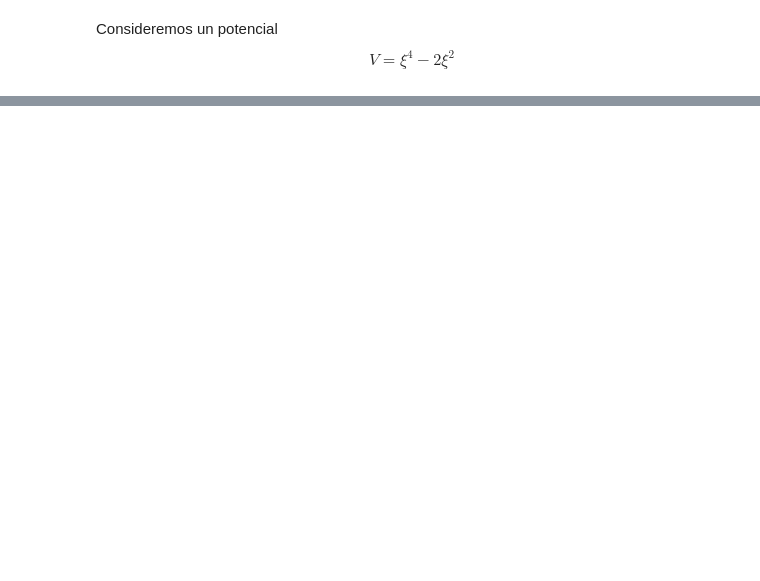
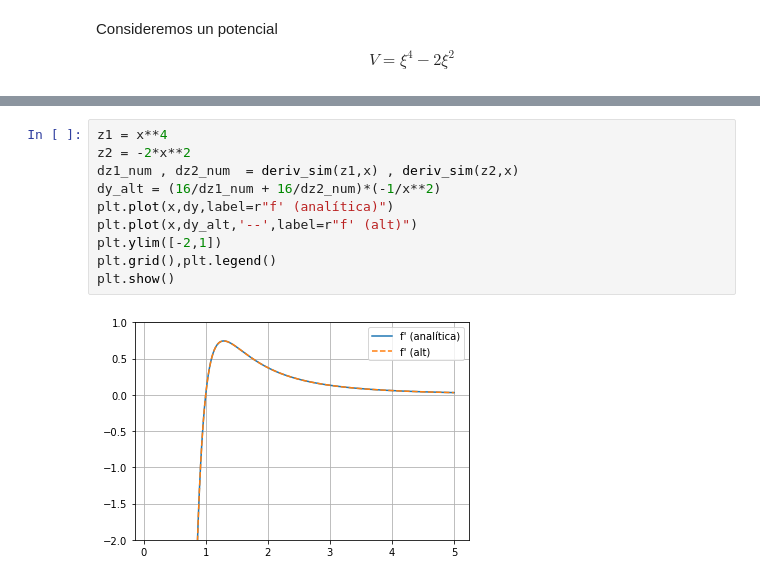
Before and after one commit to richmf/FisComp26-2, a Jupyter notebook: Clase 9.ipynb, the cells around one changed output, grey strips where cells are left out. Saved outputs shown, nothing was run; the diff lists cells and outputs as text; blank space fills up the shorter version.

```diff
--- a/Clase 9.ipynb
+++ b/Clase 9.ipynb
@@ -67,0 +68,12 @@ plt.show()
+# %%
+z1 = x**4
+z2 = -2*x**2
+dz1_num , dz2_num  = deriv_sim(z1,x) , deriv_sim(z2,x)
+dy_alt = (16/dz1_num + 16/dz2_num)*(-1/x**2)
+plt.plot(x,dy,label=r"f' (analítica)")
+plt.plot(x,dy_alt,'--',label=r"f' (alt)")
+plt.ylim([-2,1])
+plt.grid(),plt.legend()
+plt.show()
+# %% [output]
+[figure, added]
```
Also changed, not shown: parts of 7 cells of this notebook.
